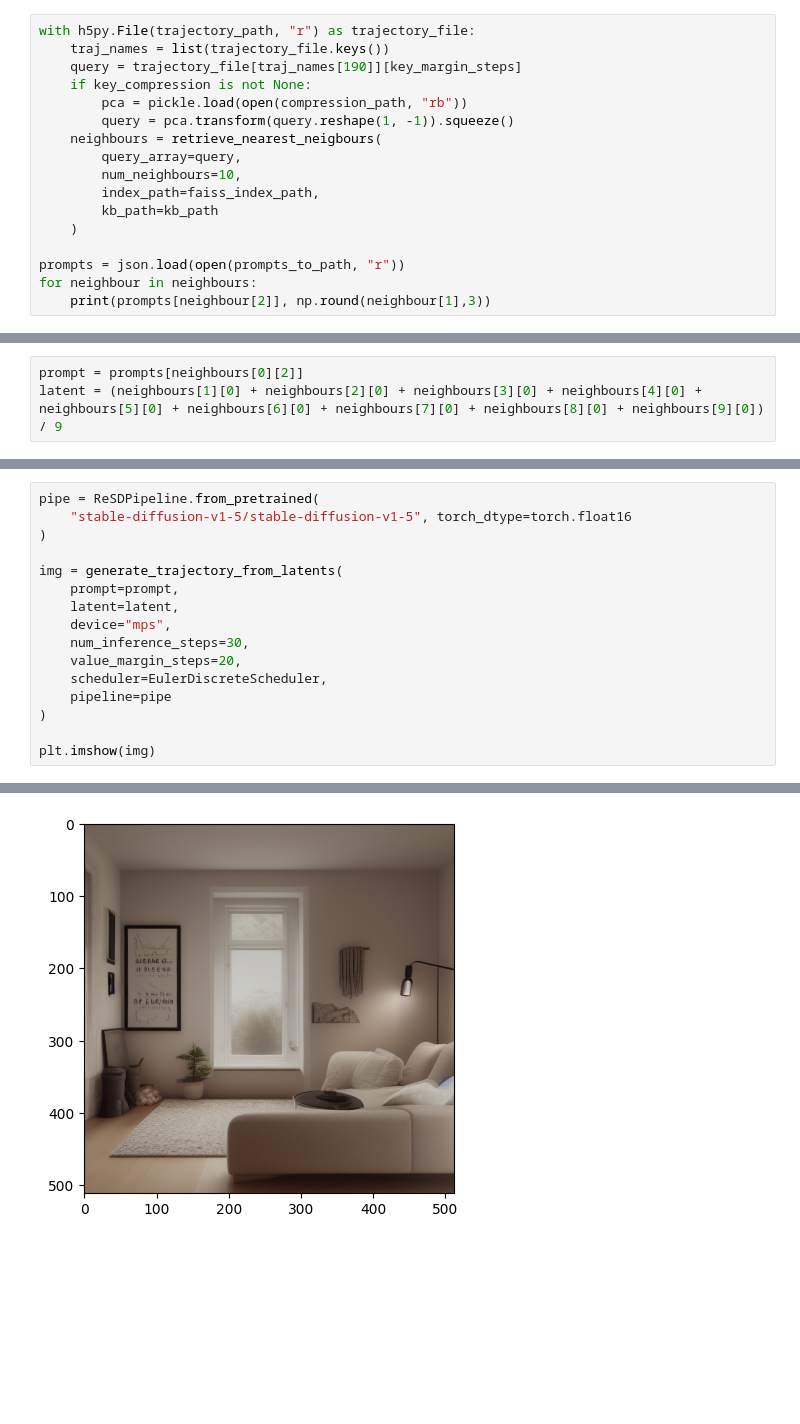
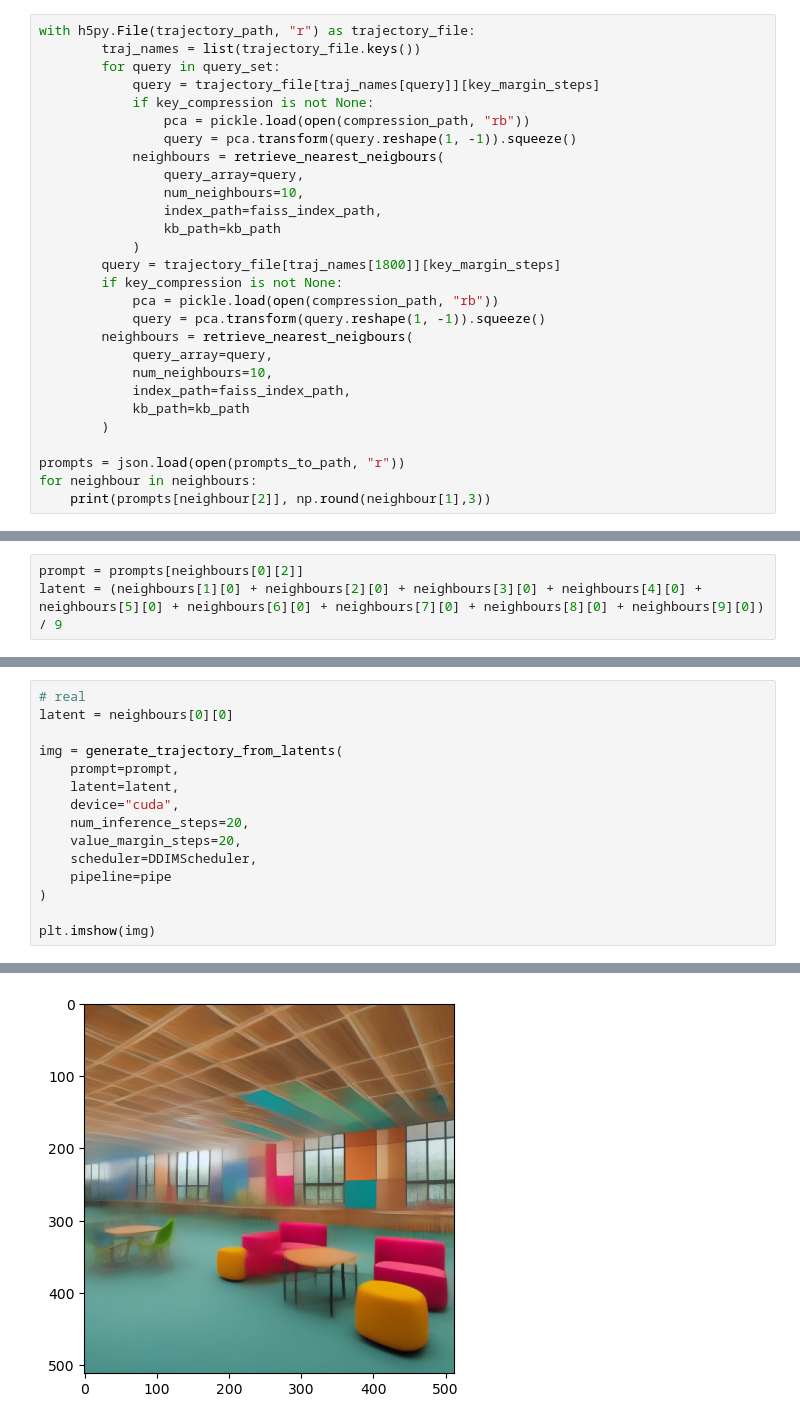
Before and after one commit to ontenkutsenko/Diffusion, a Jupyter notebook: src/notebooks/whole pipeline.ipynb, the cells around one changed output, grey strips where cells are left out. Saved outputs shown, nothing was run; the diff lists cells and outputs as text; blank space fills up the shorter version.

```diff
--- a/src/notebooks/whole pipeline.ipynb
+++ b/src/notebooks/whole pipeline.ipynb
@@ -96,16 +275,27 @@ create_kb(
 # %%
 with h5py.File(trajectory_path, "r") as trajectory_file:
-    traj_names = list(trajectory_file.keys())
-    query = trajectory_file[traj_names[190]][key_margin_steps]
-    if key_compression is not None:
-        pca = pickle.load(open(compression_path, "rb"))
-        query = pca.transform(query.reshape(1, -1)).squeeze()
-    neighbours = retrieve_nearest_neigbours(
-        query_array=query,
-        num_neighbours=10,
-        index_path=faiss_index_path,
-        kb_path=kb_path
-    )
+        traj_names = list(trajectory_file.keys())
+        for query in query_set:
+            query = trajectory_file[traj_names[query]][key_margin_steps]
+            if key_compression is not None:
+                pca = pickle.load(open(compression_path, "rb"))
+                query = pca.transform(query.reshape(1, -1)).squeeze()
+            neighbours = retrieve_nearest_neigbours(
+                query_array=query,
+                num_neighbours=10,
+                index_path=faiss_index_path,
+                kb_path=kb_path
+            )
+        query = trajectory_file[traj_names[1800]][key_margin_steps]
+        if key_compression is not None:
+            pca = pickle.load(open(compression_path, "rb"))
+            query = pca.transform(query.reshape(1, -1)).squeeze()
+        neighbours = retrieve_nearest_neigbours(
+            query_array=query,
+            num_neighbours=10,
+            index_path=faiss_index_path,
+            kb_path=kb_path
+        )
 
 prompts = json.load(open(prompts_to_path, "r"))
 for neighbour in neighbours:
@@ -127,19 +341,18 @@ latent = (neighbours[1][0] + neighbours[2][0] + neighbours[3][0] + neighbours[4]
 # %%
-pipe = ReSDPipeline.from_pretrained(
-    "stable-diffusion-v1-5/stable-diffusion-v1-5", torch_dtype=torch.float16
-)
+# real
+latent = neighbours[0][0]
 
 img = generate_trajectory_from_latents(
     prompt=prompt,
     latent=latent,
-    device="mps",
-    num_inference_steps=30,
+    device="cuda",
+    num_inference_steps=20,
     value_margin_steps=20,
-    scheduler=EulerDiscreteScheduler,
+    scheduler=DDIMScheduler,
     pipeline=pipe
 )
 
 plt.imshow(img)
 # %% [output]
 <matplotlib.image.AxesImage at 0x...>
-[figure, old version]
+[figure, new version]
```
Also changed, not shown: parts of 18 cells of this notebook.
